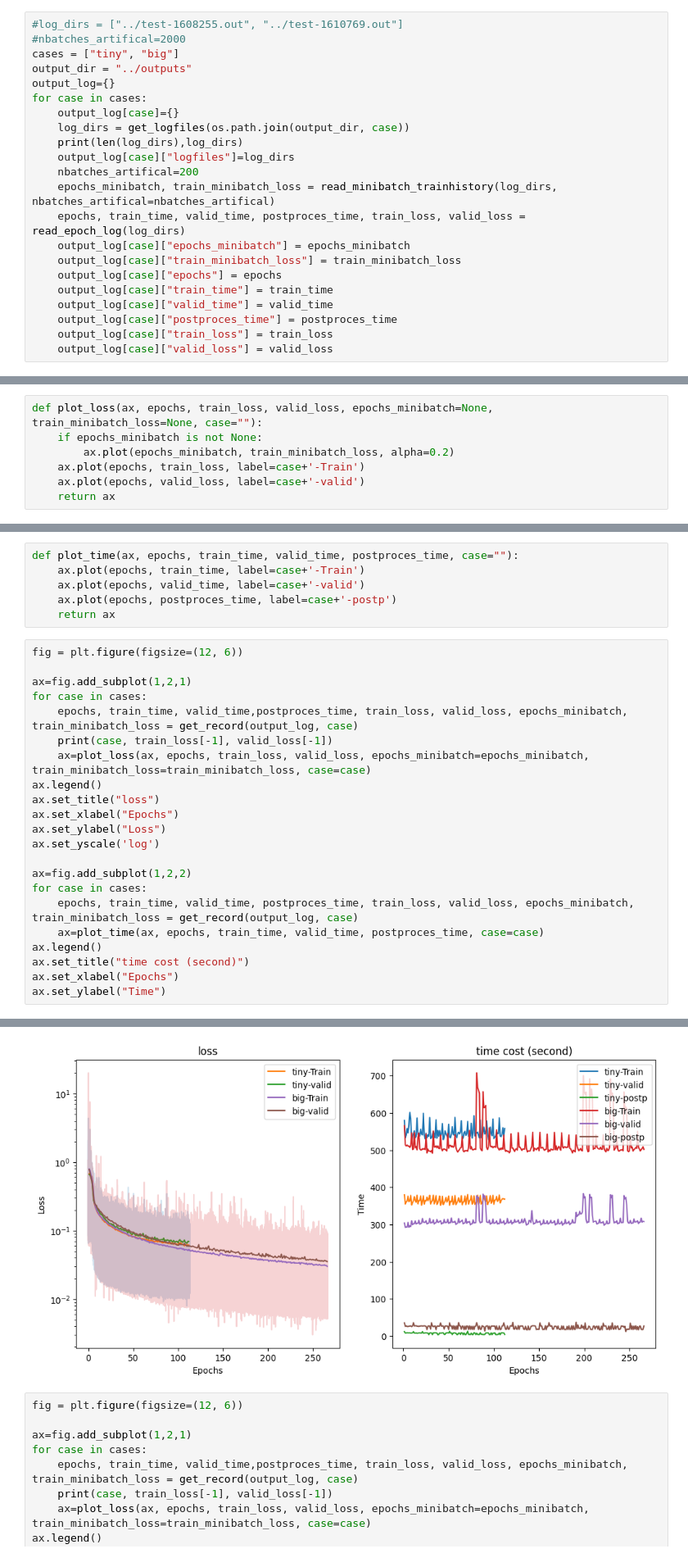
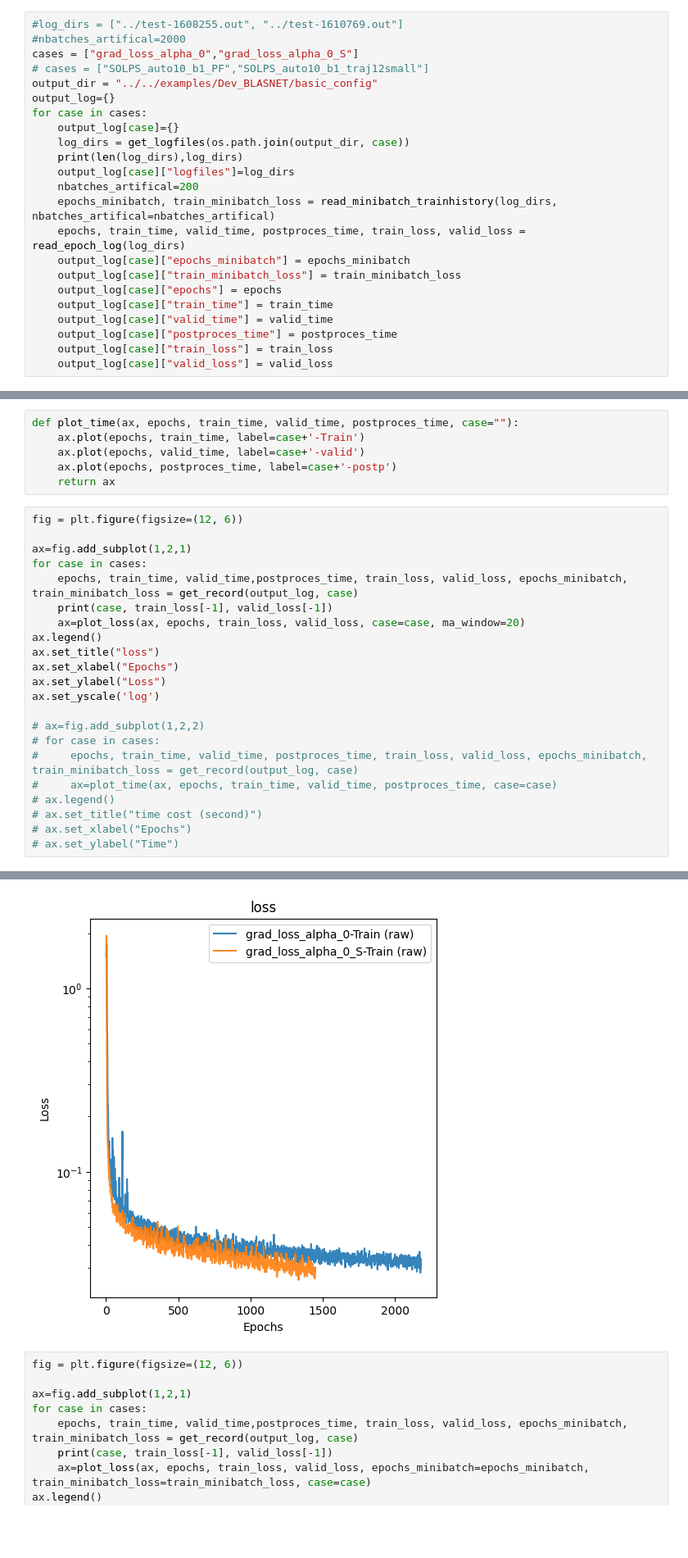
Before and after one commit to ORNL/MATEY, a Jupyter notebook: matey/postprocess/trainining_log.ipynb, the cells around one changed output, grey strips where cells are left out. Shown: that part at 82% size. Cells and saved outputs as stored; diff of their text form; blank space fills up the shorter version.

```diff
--- a/matey/postprocess/trainining_log.ipynb
+++ b/matey/postprocess/trainining_log.ipynb
@@ -71,8 +99,9 @@ def get_logfiles(dir, end_words='.out'):
 # %%
 #log_dirs = ["../test-1608255.out", "../test-1610769.out"]
 #nbatches_artifical=2000
-cases = ["tiny", "big"]
-output_dir = "../outputs"
+cases = ["grad_loss_alpha_0","grad_loss_alpha_0_S"]
+# cases = ["SOLPS_auto10_b1_PF","SOLPS_auto10_b1_traj12small"]
+output_dir = "../../examples/Dev_BLASNET/basic_config"
 output_log={}
 for case in cases:
     output_log[case]={}
@@ -119,10 +133,3 @@ def get_record(output_log, case):
     train_loss = output_log[case]["train_loss"]
     valid_loss = output_log[case]["valid_loss"]
     return epochs, train_time, valid_time,postproces_time, train_loss, valid_loss, epochs_minibatch, train_minibatch_loss
-# %%
-def plot_loss(ax, epochs, train_loss, valid_loss, epochs_minibatch=None, train_minibatch_loss=None, case=""):
-    if epochs_minibatch is not None:
-        ax.plot(epochs_minibatch, train_minibatch_loss, alpha=0.2)
-    ax.plot(epochs, train_loss, label=case+'-Train')
-    ax.plot(epochs, valid_loss, label=case+'-valid')
-    return ax
@@ -139,19 +190,19 @@ ax=fig.add_subplot(1,2,1)
 for case in cases:
     epochs, train_time, valid_time,postproces_time, train_loss, valid_loss, epochs_minibatch, train_minibatch_loss = get_record(output_log, case)
     print(case, train_loss[-1], valid_loss[-1])
-    ax=plot_loss(ax, epochs, train_loss, valid_loss, epochs_minibatch=epochs_minibatch, train_minibatch_loss=train_minibatch_loss, case=case)
+    ax=plot_loss(ax, epochs, train_loss, valid_loss, case=case, ma_window=20)
 ax.legend()
 ax.set_title("loss")
 ax.set_xlabel("Epochs")
 ax.set_ylabel("Loss")
 ax.set_yscale('log')
 
-ax=fig.add_subplot(1,2,2)
-for case in cases:
-    epochs, train_time, valid_time, postproces_time, train_loss, valid_loss, epochs_minibatch, train_minibatch_loss = get_record(output_log, case)
-    ax=plot_time(ax, epochs, train_time, valid_time, postproces_time, case=case)
-ax.legend()
-ax.set_title("time cost (second)")
-ax.set_xlabel("Epochs")
-ax.set_ylabel("Time")
+# ax=fig.add_subplot(1,2,2)
+# for case in cases:
+#     epochs, train_time, valid_time, postproces_time, train_loss, valid_loss, epochs_minibatch, train_minibatch_loss = get_record(output_log, case)
+#     ax=plot_time(ax, epochs, train_time, valid_time, postproces_time, case=case)
+# ax.legend()
+# ax.set_title("time cost (second)")
+# ax.set_xlabel("Epochs")
+# ax.set_ylabel("Time")
 # %% [output]
@@ -161,4 +211,4 @@ Text(0, 0.5, 'Time')
-[figure, old version]
+[figure, new version]
 # %%
 fig = plt.figure(figsize=(12, 6))
 
```
Also changed, not shown: parts of 5 cells of this notebook, 5 other files.
